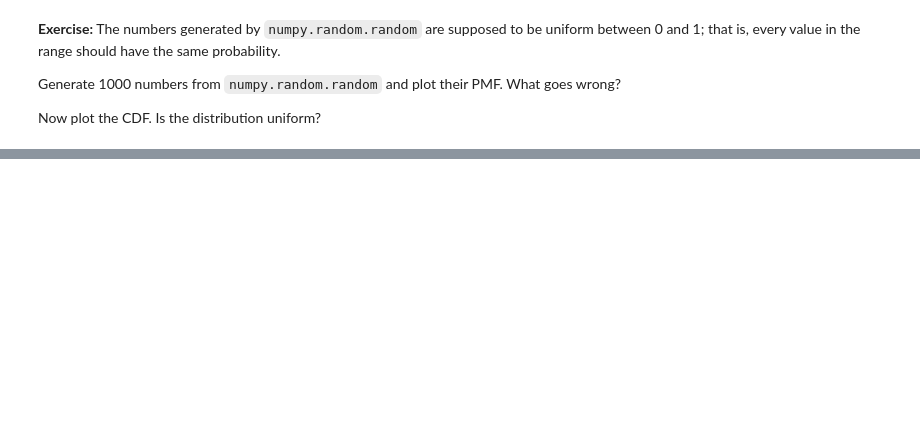
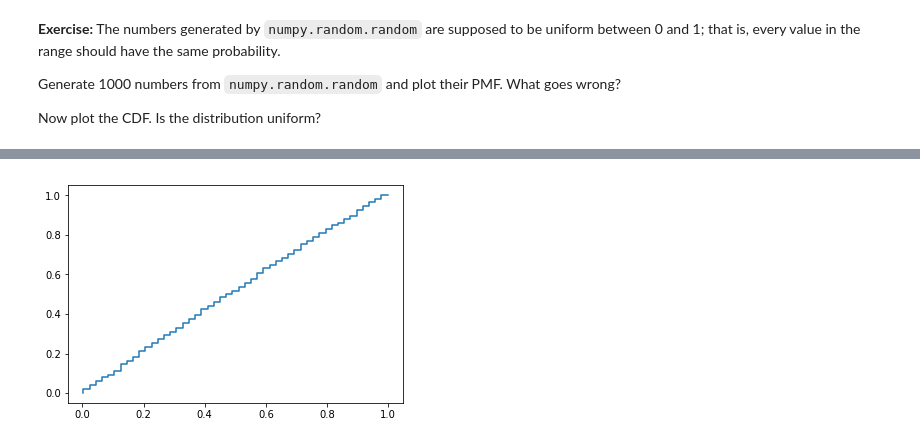
Before and after one commit to alexkhantreras/ThinkStats2, a Jupyter notebook: code/chap04ex.ipynb, the cells around one changed output, grey strips where cells are left out. Cells and saved outputs as stored; diff of their text form; code cells hidden in the pictures; blank space fills up the shorter version.

```diff
--- a/code/chap04ex.ipynb
+++ b/code/chap04ex.ipynb
@@ -289,0 +276,10 @@ import matplotlib.pyplot as plt
+# %%
+
+sample_cdf = sm.distributions.ECDF(sample_set)
+
+x = np.linspace(min(sample_set), max(sample_set))
+y = sample_cdf(x)
+plt.step(x, y)
+plt.show()
+# %% [output]
+[figure, added]
```
Also changed, not shown: parts of 11 cells of this notebook.
